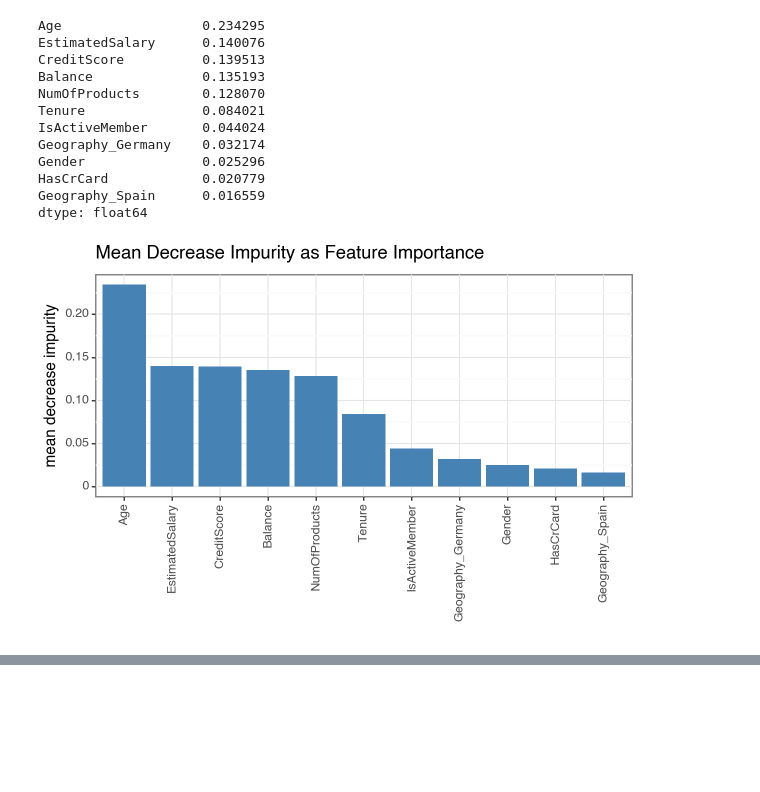
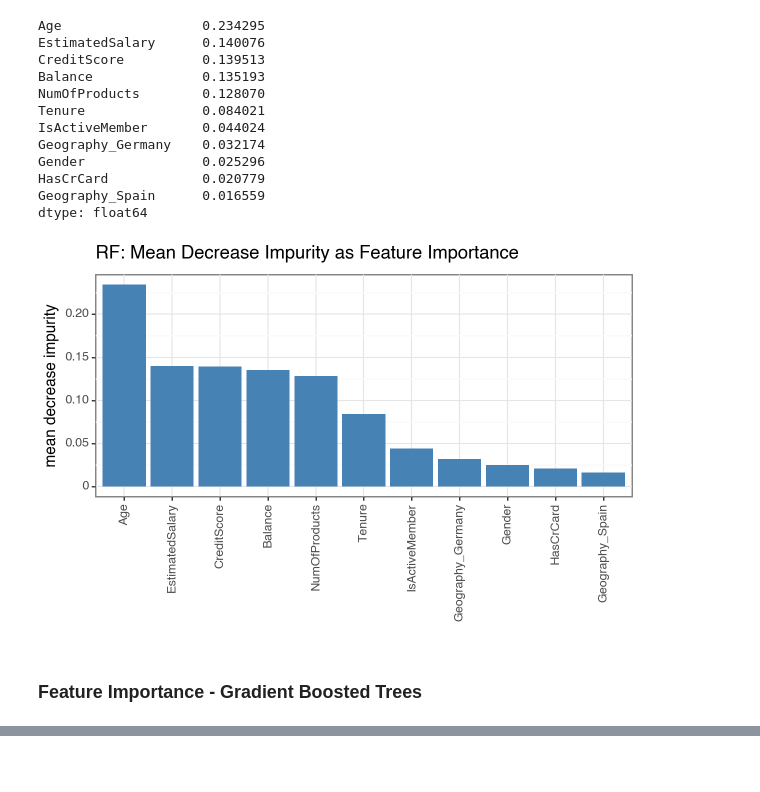
Before and after one commit to mingzhao1103/Churn_Python, a Jupyter notebook: churn.ipynb, the cells around one changed output, grey strips where cells are left out. Saved outputs shown, nothing was run; the diff lists cells and outputs as text; code cells hidden in the pictures; blank space fills up the shorter version.

```diff
--- a/churn.ipynb
+++ b/churn.ipynb
@@ -338,0 +344,6 @@ Accuracy of Random Forest classifier on training set: 1.000
+# %%
+# Initiate model
+classifier_GX = GradientBoostingClassifier(random_state=2021)
+
+# Train model
+classifier_GX.fit(X_train, y_train)
@@ -792,13 +867,15 @@ df_gini = gini_df.assign(index = gini)
 # %%
 # Plot
 gg = p9.ggplot(df_gini)
 gg += p9.aes(x='index', y='gini')
 gg += p9.geom_bar(stat="identity", fill="steelblue")
-gg += p9.labels.ggtitle('Mean Decrease Impurity as Feature Importance')
+gg += p9.labels.ggtitle('RF: Mean Decrease Impurity as Feature Importance')
 gg += p9.xlab('') + p9.ylab('mean decrease impurity')
 gg += p9.theme_bw()
 gg += p9.theme(axis_text_x = p9.element_text(angle=90))
 gg += p9.theme(figure_size=(6, 4))
 print(gg)
 # %% [output]
-[figure, old version]
+[figure, new version]
+# %% [markdown]
+### Feature Importance - Gradient Boosted Trees
```
Also changed, not shown: parts of 26 cells of this notebook.
